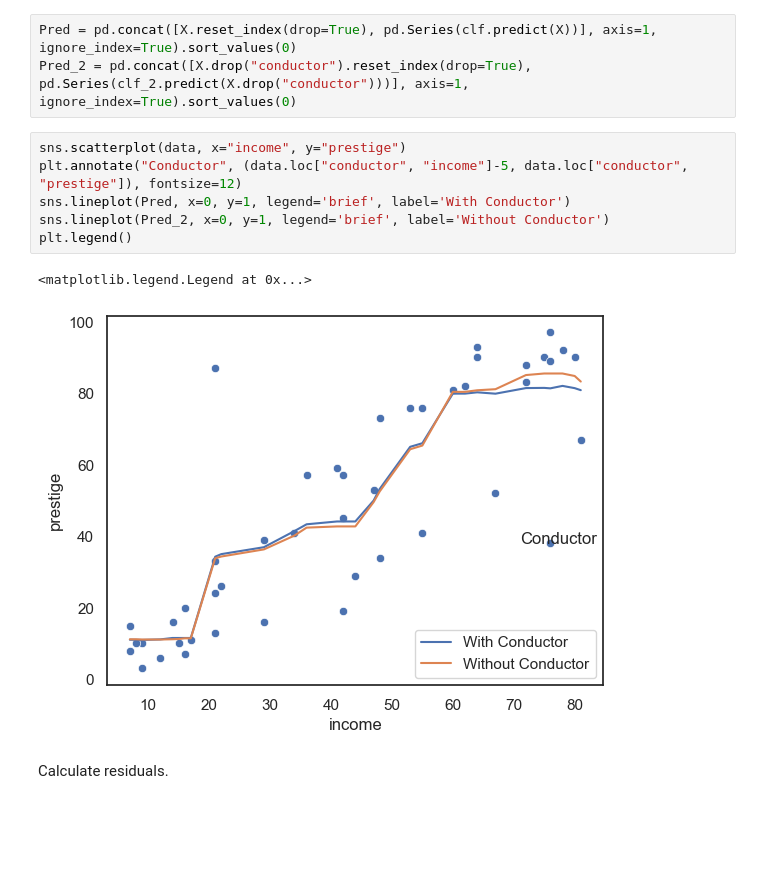
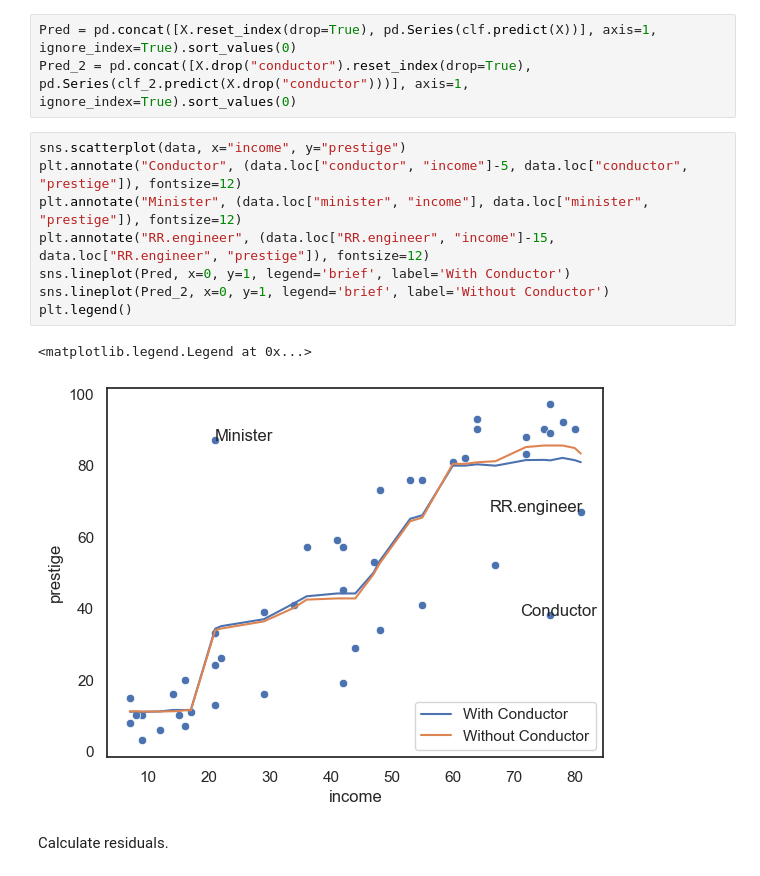
Before and after one commit to colinchjones/iom, a Jupyter notebook: Comparison_ols_iom.ipynb, the cells around one changed output. Saved outputs shown, nothing was run; the diff lists cells and outputs as text; blank space fills up the shorter version.

```diff
--- a/Comparison_ols_iom.ipynb
+++ b/Comparison_ols_iom.ipynb
@@ -99,12 +102,14 @@ Pred_2 = pd.concat([X.drop("conductor").reset_index(drop=True), pd.Series(clf_2.
 # %%
 sns.scatterplot(data, x="income", y="prestige")
 plt.annotate("Conductor", (data.loc["conductor", "income"]-5, data.loc["conductor", "prestige"]), fontsize=12)
+plt.annotate("Minister", (data.loc["minister", "income"], data.loc["minister", "prestige"]), fontsize=12)
+plt.annotate("RR.engineer", (data.loc["RR.engineer", "income"]-15, data.loc["RR.engineer", "prestige"]), fontsize=12)
 sns.lineplot(Pred, x=0, y=1, legend='brief', label='With Conductor')
 sns.lineplot(Pred_2, x=0, y=1, legend='brief', label='Without Conductor')
 plt.legend()
 # %% [output]
 <matplotlib.legend.Legend at 0x...>
-[figure, old version]
+[figure, new version]
 # %% [markdown]
 Calculate residuals.
 # %%
```
Also changed, not shown: parts of 4 cells of this notebook, 5 other files.
